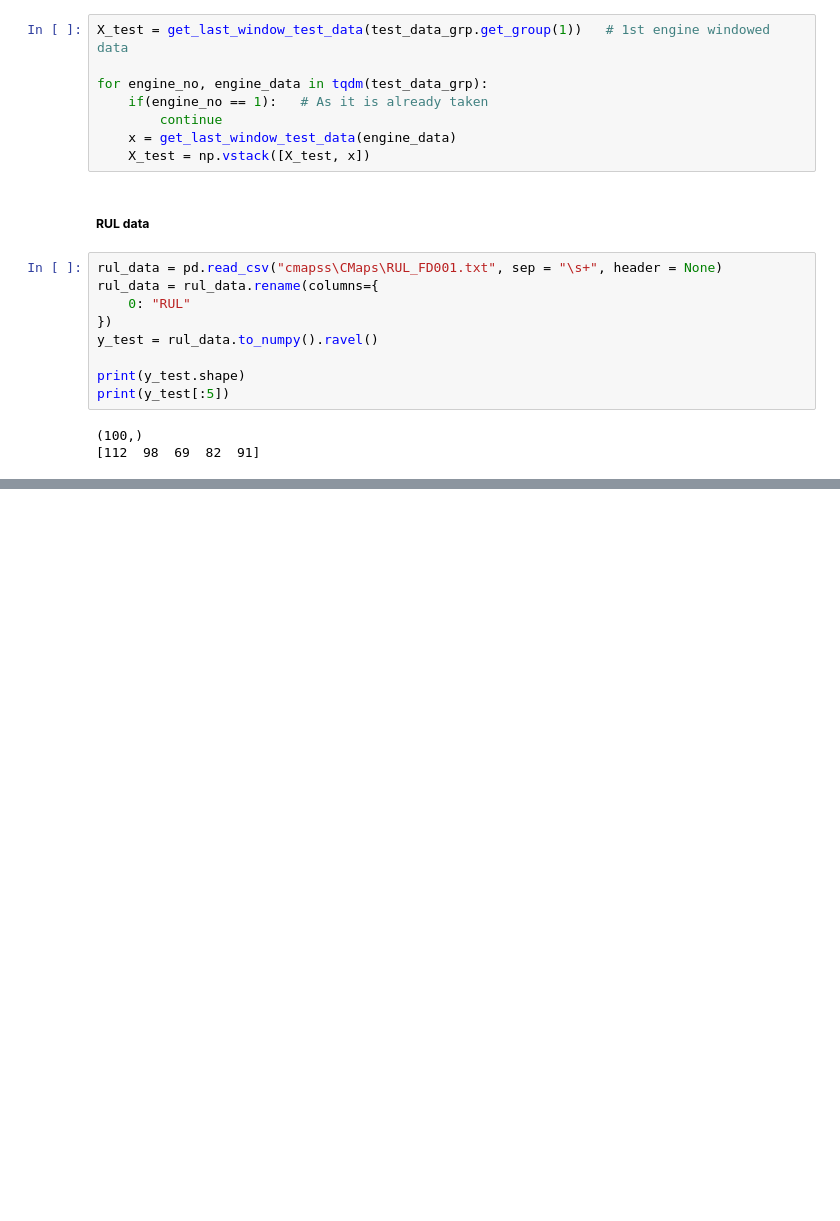
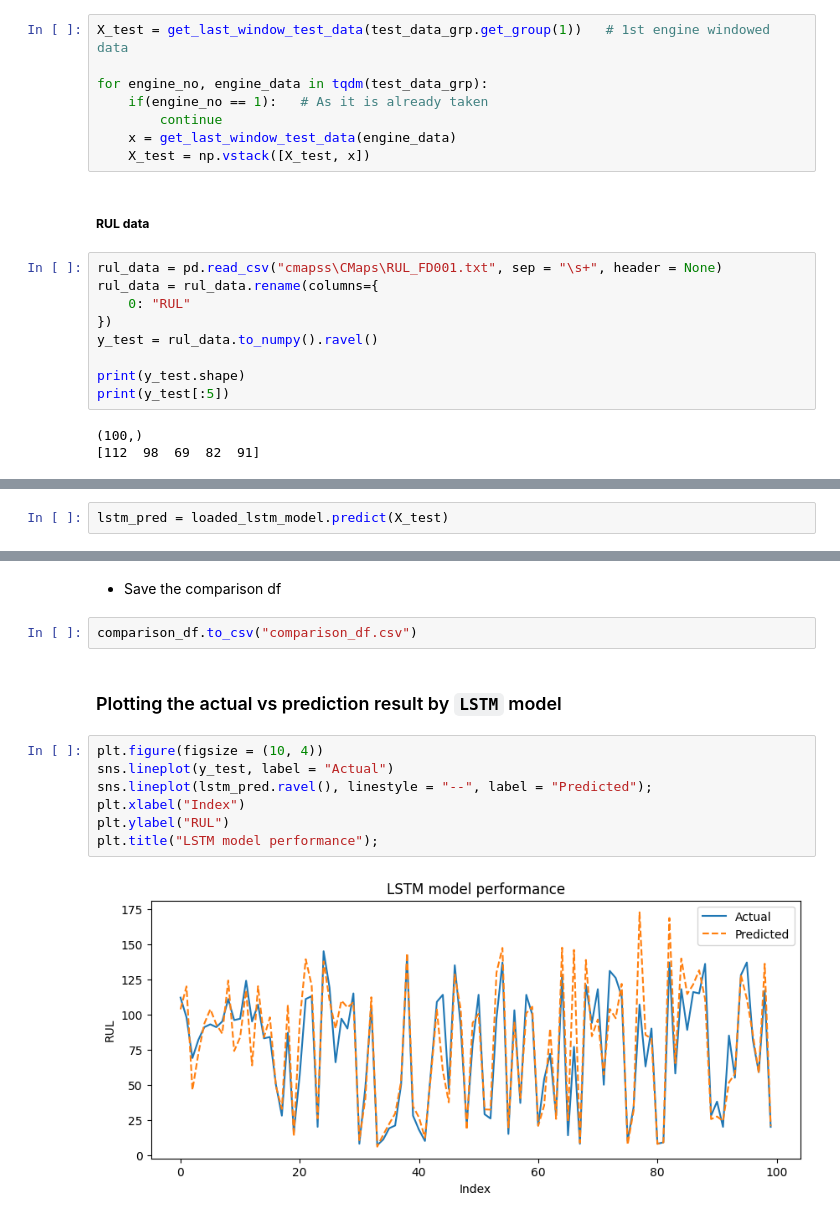
Before and after one commit to Mainakcris7/RUL_CMAPSS, a Jupyter notebook: rul_prediction.ipynb, the cells around one changed output, grey strips where cells are left out. Saved outputs shown, nothing was run; the diff lists cells and outputs as text; blank space fills up the shorter version.

```diff
--- a/rul_prediction.ipynb
+++ b/rul_prediction.ipynb
@@ -717,0 +789,2 @@ print(y_test[:5])
+# %%
+lstm_pred = loaded_lstm_model.predict(X_test)
@@ -717,0 +948,15 @@ print(y_test[:5])
+# %% [markdown]
+- Save the comparison df
+# %%
+comparison_df.to_csv("comparison_df.csv")
+# %% [markdown]
+### Plotting the actual vs prediction result by `LSTM` model
+# %%
+plt.figure(figsize = (10, 4))
+sns.lineplot(y_test, label = "Actual")
+sns.lineplot(lstm_pred.ravel(), linestyle = "--", label = "Predicted");
+plt.xlabel("Index")
+plt.ylabel("RUL")
+plt.title("LSTM model performance");
+# %% [output]
+[figure, added]
```
Also changed, not shown: parts of 45 cells of this notebook, 3 other files.
